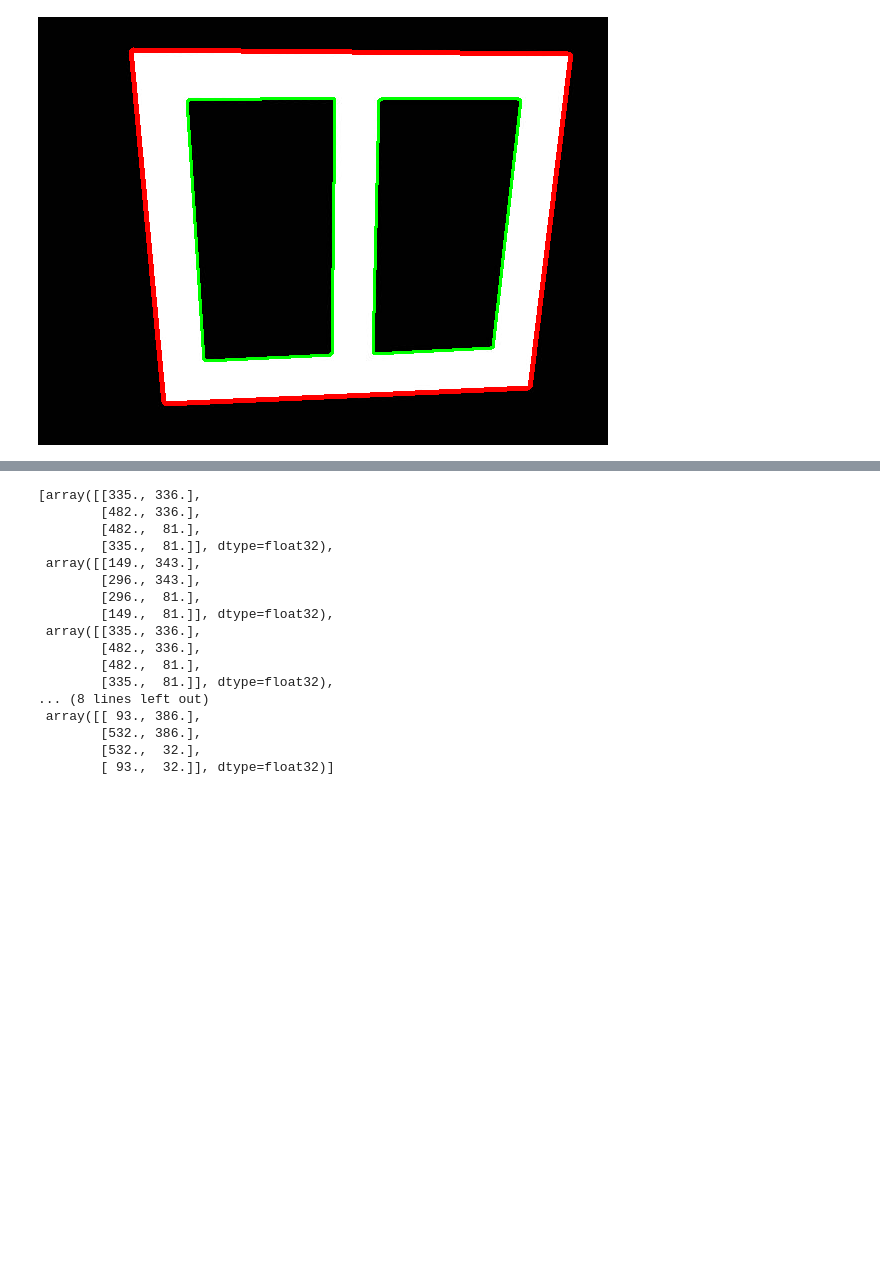
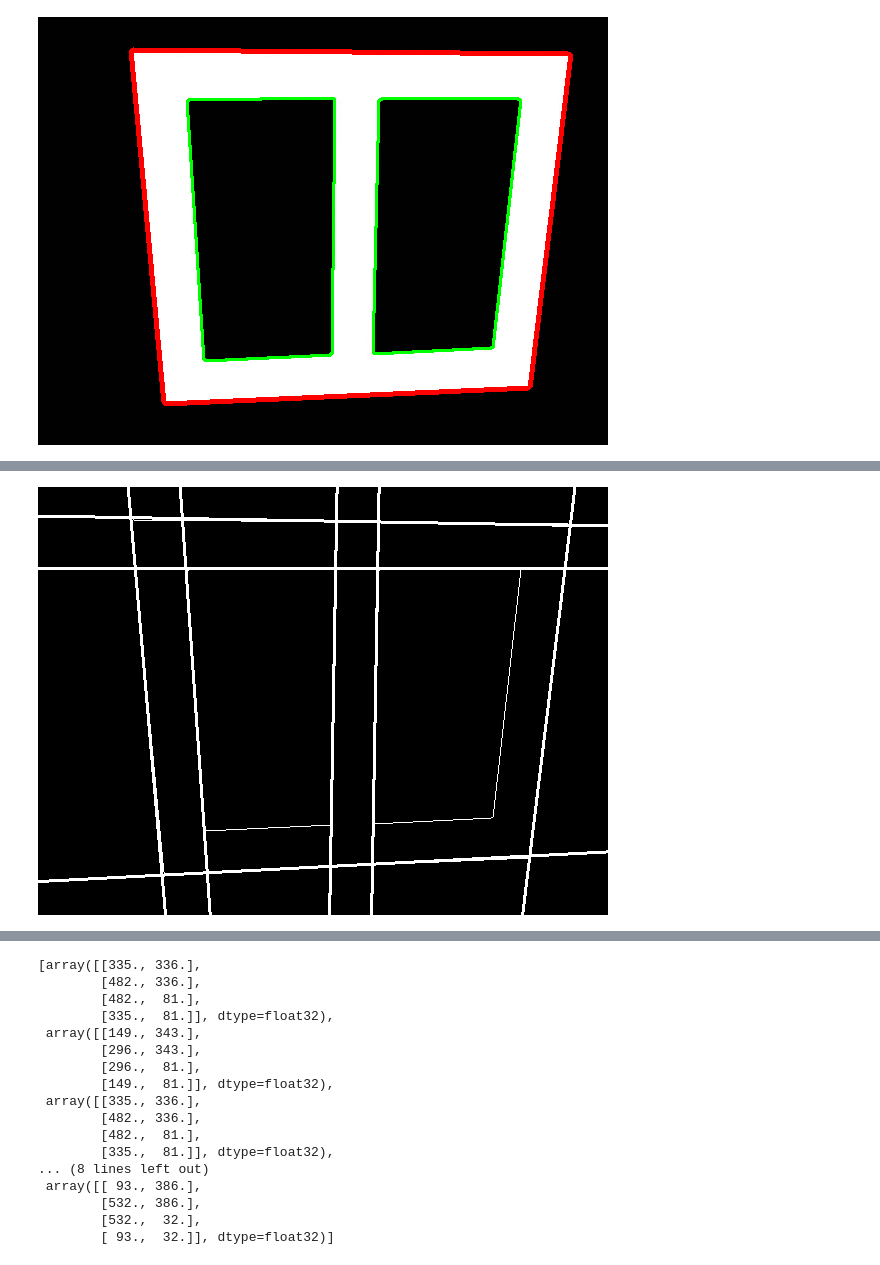
Before and after one commit to JanMeow/ML-cases, a Jupyter notebook: 0817_SAM_Perspective_Adjustment.ipynb, the cells around one changed output, grey strips where cells are left out. Saved outputs shown, nothing was run; the diff lists cells and outputs as text; code cells hidden in the pictures; blank space fills up the shorter version.

```diff
--- a/0817_SAM_Perspective_Adjustment.ipynb
+++ b/0817_SAM_Perspective_Adjustment.ipynb
@@ -287,0 +352,29 @@ cv2_imshow(original_img)
+# %%
+import cv2
+import numpy as np
+
+img_blur = cv2.GaussianBlur(img_gray, (3,3),0)
+edges = cv2.Canny(image=img_blur, threshold1=100, threshold2=200)
+numpy_array = np.array(edges, dtype = np.float32)
+
+lines = cv2.HoughLines(edges,1,np.pi/180, 120)
+
+
+for line in lines:
+  rho, theta = line[0]
+  a = np.cos(theta)
+  b = np.sin(theta)
+
+  x0 = a * rho
+  y0 = b * rho
+  x1 = int(x0 + 1000*(-b))
+  y1 = int(y0 + 1000*(a))
+  x2 = int(x0 - 1000*(-b))
+  y2 = int(y0 - 1000*(a))
+
+  cv2.line(numpy_array,(x1,y1),(x2,y2),(255,0,0),2)
+
+
+cv2_imshow(numpy_array)
+# %% [output]
+[figure, added]
```
Also changed, not shown: parts of 23 cells of this notebook.
